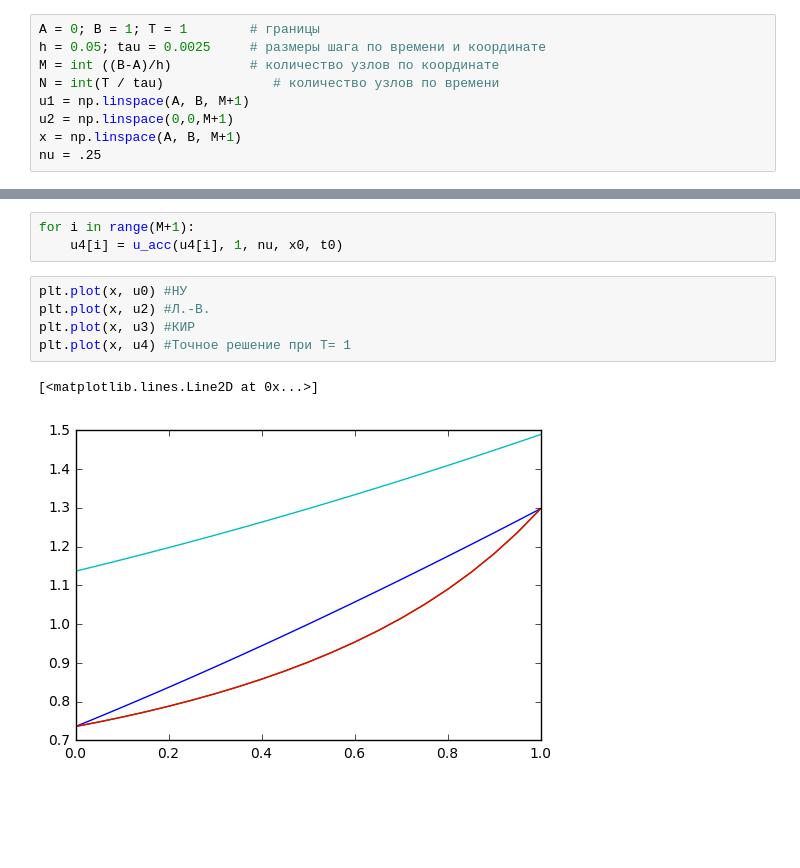
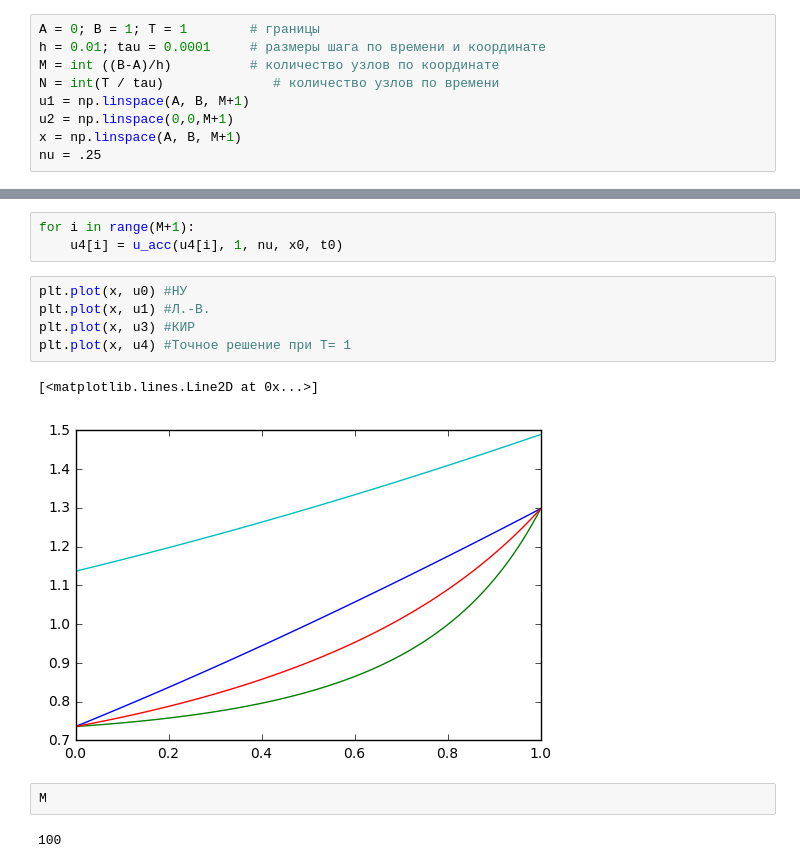
Before and after one commit to galitskiiboris/projects, a Jupyter notebook: Smooth.ipynb, the cells around one changed output, grey strips where cells are left out. Saved outputs shown, nothing was run; the diff lists cells and outputs as text; blank space fills up the shorter version.

```diff
--- a/Smooth.ipynb
+++ b/Smooth.ipynb
@@ -6,7 +6,7 @@ import matplotlib.pyplot as plt
 import scipy
 # %%
 A = 0; B = 1; T = 1        # границы
-h = 0.05; tau = 0.0025     # размеры шага по времени и координате
+h = 0.01; tau = 0.0001     # размеры шага по времени и координате
 M = int ((B-A)/h)          # количество узлов по координате
 N = int(T / tau)              # количество узлов по времени
 u1 = np.linspace(A, B, M+1)
@@ -69,9 +75,13 @@ for i in range(M+1):
     u4[i] = u_acc(u4[i], 1, nu, x0, t0)
 # %%
 plt.plot(x, u0) #НУ
-plt.plot(x, u2) #Л.-В.
+plt.plot(x, u1) #Л.-В.
 plt.plot(x, u3) #КИР
 plt.plot(x, u4) #Точное решение при T= 1
 # %% [output]
 [<matplotlib.lines.Line2D at 0x...>]
-[figure, old version]
+[figure, new version]
+# %%
+M
+# %% [output]
+100
```
Also changed, not shown: parts of 1 cell of this notebook, 1 other file.
